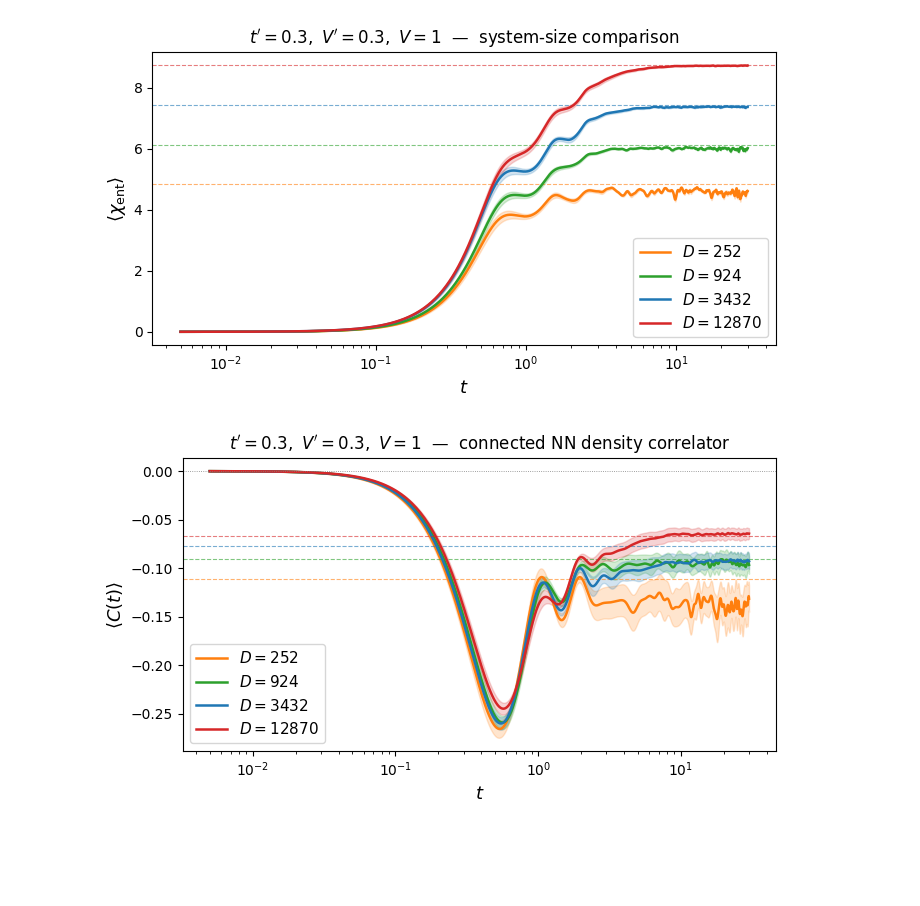
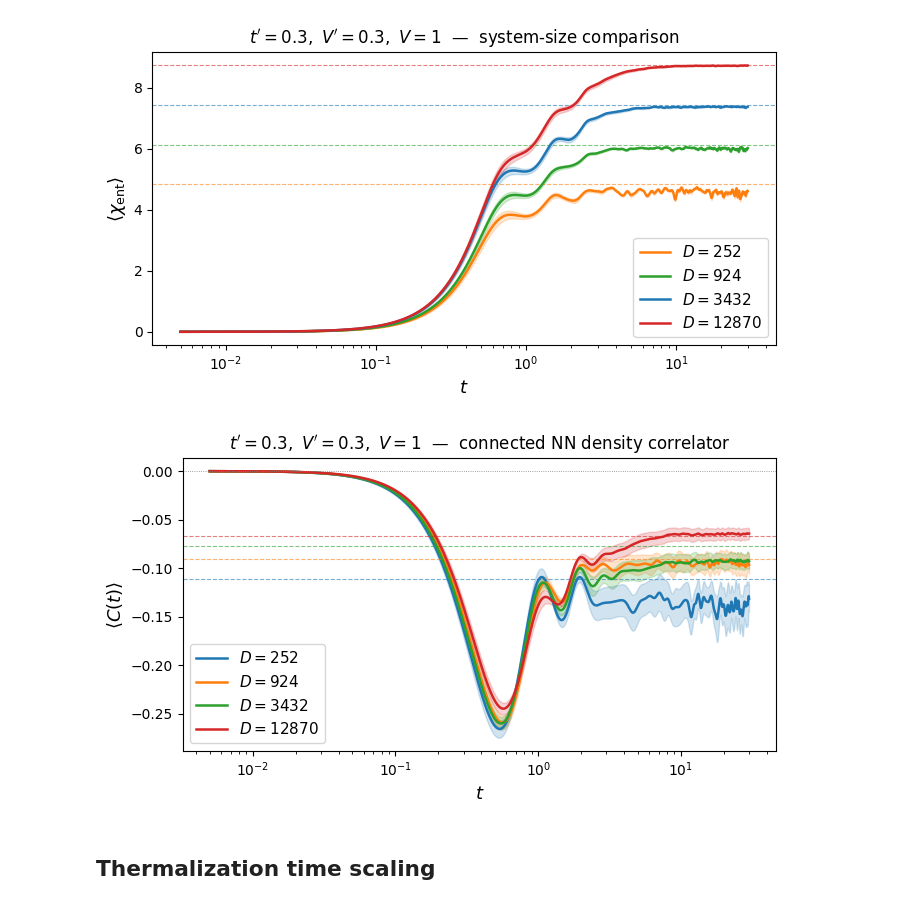
Before and after one commit to TonyDeng0514/Hardcore-Boson-Thermalization, a Jupyter notebook: 02_therm_time.ipynb, the cells around one changed output. Saved outputs shown, nothing was run; the diff lists cells and outputs as text; code cells hidden in the pictures; blank space fills up the shorter version.

```diff
--- a/02_therm_time.ipynb
+++ b/02_therm_time.ipynb
@@ -59,21 +64,4 @@ plt.show()
 # %%
-import pandas as pd
-import matplotlib.pyplot as plt
-import numpy as np
-
-n_samples = 20
-
-def load_csv(path):
-    df = pd.read_csv(path, comment="#")
-    ln_D, ceiling = None, None
-    with open(path) as f:
-        for line in f:
-            if "ln(D)" in line and "ceiling" in line:
-                ln_D    = float(line.split("ln(D) =")[1].split()[0])
-                ceiling = float(line.split("≈")[1].split()[0])
-                break
-    return df, ln_D, ceiling
-
 sizes = [10, 12, 14, 16]
 colors = ["C1", "C2", "C0", "C3"]
 
@@ -81,8 +69,8 @@ fig, ax = plt.subplots(figsize=(7, 4))
 
 for L, color in zip(sizes, colors):
     path = f"results/participation_entropy_L{L}_tp0.300_Vp0.300.csv"
-    df, ln_D, ceiling = load_csv(path)
-    D = round(np.exp(ln_D))
+    df, ln_D, ceiling, n_samples = load_csv(path)
+    D = comb(L, L // 2)
     sem  = df["chi_ent_std"] / np.sqrt(n_samples)
     mask = df["time"] > 0
     ax.fill_between(df["time"][mask], (df["chi_ent_mean"] - sem)[mask],
@@ -102,42 +90,34 @@ plt.show()
 # %% [output]
 [figure]
 # %%
-import pandas as pd
-import matplotlib.pyplot as plt
-from scipy.special import comb
-
-n_samples = 20
-
-def load_csv(path):
-    df = pd.read_csv(path, comment="#")
-    return df
-
 sizes = [10, 12, 14, 16]
-colors = ["C1", "C2", "C0", "C3"]
+colors = ["C0", "C1", "C2", "C3"]
 
 fig, ax = plt.subplots(figsize=(7, 4))
 
 for L, color in zip(sizes, colors):
     path = f"results/participation_entropy_L{L}_tp0.300_Vp0.300.csv"
-    df = load_csv(path)
-    D = round(comb(L, L // 2))
+    df, _, _, n_samples = load_csv(path)
+    D = comb(L, L // 2)
     plateau = -1.0 / (L - 1)
     sem  = df["C_std"] / np.sqrt(n_samples)
     mask = df["time"] > 0
     ax.fill_between(df["time"][mask], (df["C_mean"] - sem)[mask],
                                       (df["C_mean"] + sem)[mask],
                     alpha=0.2, color=color)
     ax.plot(df["time"][mask], df["C_mean"][mask], color=color, lw=1.8,
             label=rf"$D={D}$")
     ax.axhline(plateau, ls="--", color=color, lw=0.8, alpha=0.6)
 
 ax.axhline(0, color="gray", lw=0.6, ls=":")
 ax.set_xscale("log")
 ax.set_xlabel(r"$t$", fontsize=13)
 ax.set_ylabel(r"$\langle C(t) \rangle$", fontsize=13)
 ax.set_title(r"$t'=0.3,\ V'=0.3,\ V=1$  —  connected NN density correlator")
 ax.legend(fontsize=11)
 plt.tight_layout()
 plt.show()
 # %% [output]
-[figure, old version]
+[figure, new version]
+# %% [markdown]
+## Thermalization time scaling
```
Also changed, not shown: parts of 8 cells of this notebook, 33 other files.
